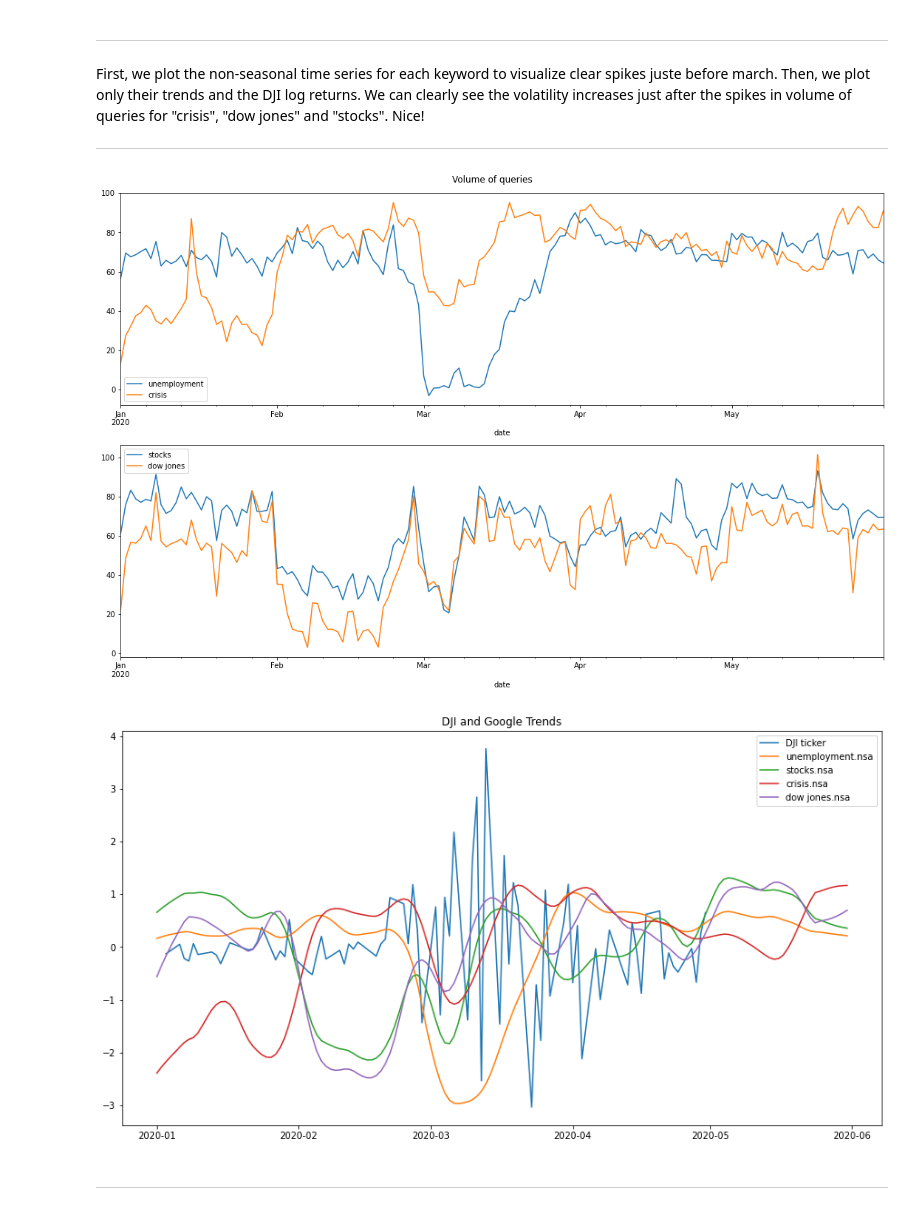
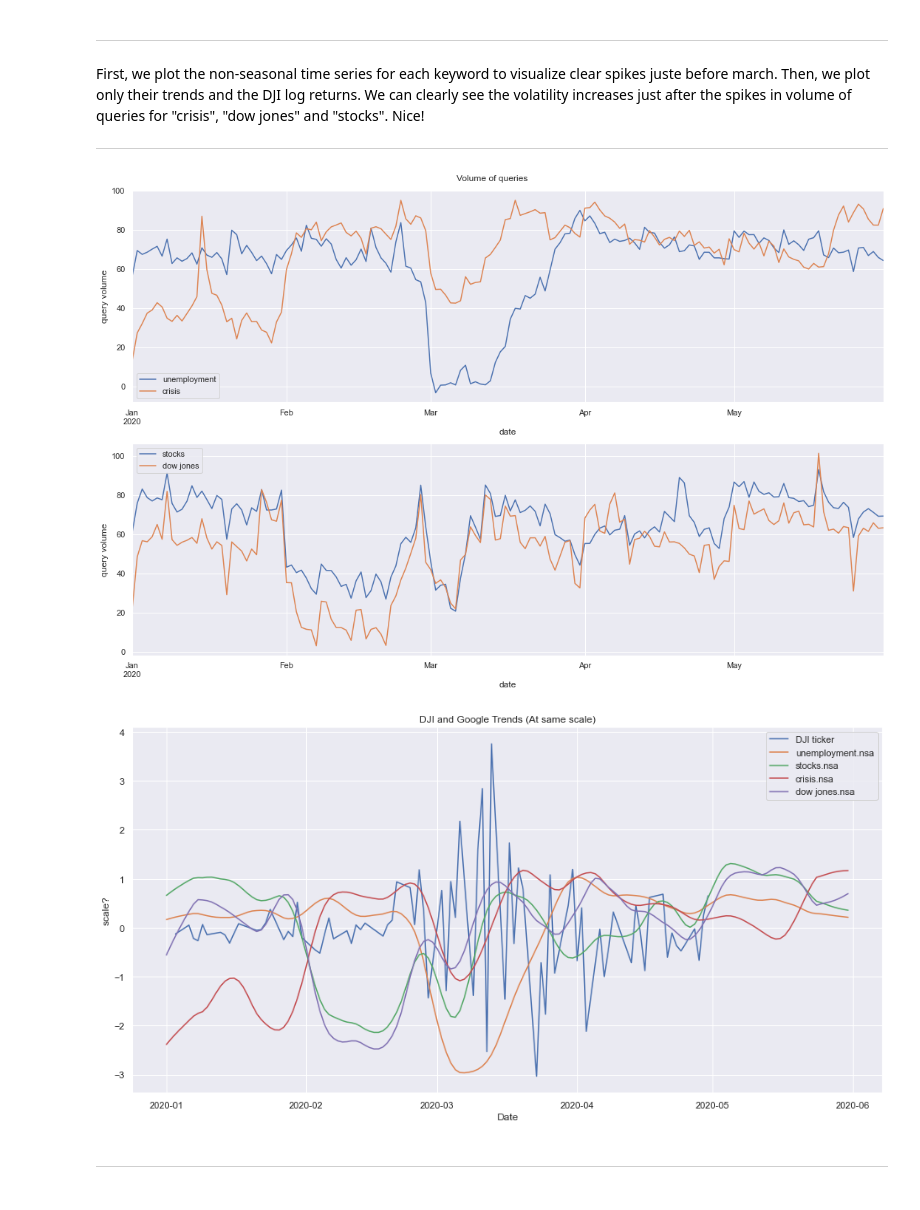
Before and after one commit to epfl-ada/ada-2020-project-milestone-p3-p3_adanas, a Jupyter notebook: creative_extension.ipynb, the cells around one changed output. Saved outputs shown, nothing was run; the diff lists cells and outputs as text; code cells hidden in the pictures.

Commit message:
better figures

```diff
--- a/creative_extension.ipynb
+++ b/creative_extension.ipynb
@@ -4,5 +8,7 @@ from pandas_datareader import data as pdr
 from datetime import date, datetime
 import numpy as np
 import matplotlib.pyplot as plt
+import seaborn as sns
+sns.set_theme(style="darkgrid")
 
 %matplotlib inline
@@ -350,31 +404,36 @@ for ind, keyword in enumerate(keywords):
     if ind % 2 == 0:
         g_trends_daily[keyword+'.nsa'].plot(ax=axs[0], label=keyword)
         axs[0].legend(loc='best')
+        axs[0].set_ylabel("query volume")
     else:
         g_trends_daily[keyword+'.nsa'].plot(ax=axs[1], label=keyword)
         axs[1].legend(loc='best')
+        axs[1].set_ylabel("query volume")
 
 fig.suptitle("Volume of queries")
 fig.tight_layout()
+plt.savefig("volumeofqueries.png")
 plt.show()
 # %% [output]
-[figure, old version]
+[figure, new version]
 # %%
 from sklearn.preprocessing import scale
 
 # Visualizing queries trend and ticker log returns at the same scale
-fig, ax = plt.subplots(figsize=(15,8))
+fig, ax = plt.subplots(figsize=(16,8))
 
-ax.set_title(ticker + ' and Google Trends')
+ax.set_title(ticker + ' and Google Trends (At same scale)')
 ax.plot(returns['Date'], scale(returns[ticker]), label=ticker+' ticker')
 for keyword in keywords:
     trend = STL(g_trends_daily[keyword]).fit().trend
     ax.plot(g_trends_daily.index, scale(trend), label=keyword+'.nsa')
 ax.legend(loc='best')
-
+ax.set_xlabel('Date')
+ax.set_ylabel('scale?') # to change
+plt.savefig("Trends+DJI.png")
 plt.show()
 # %% [output]
-[figure, old version]
+[figure, new version]
 # %% [markdown]
 ---
 # %% [markdown]
```
Also changed, not shown: parts of 29 cells of this notebook, 9 other files.
